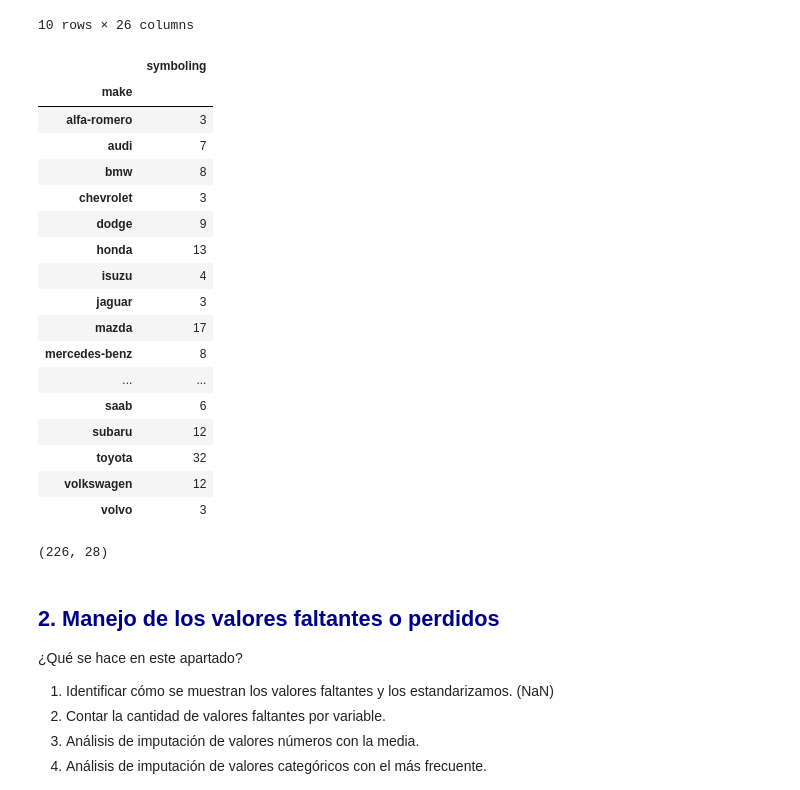
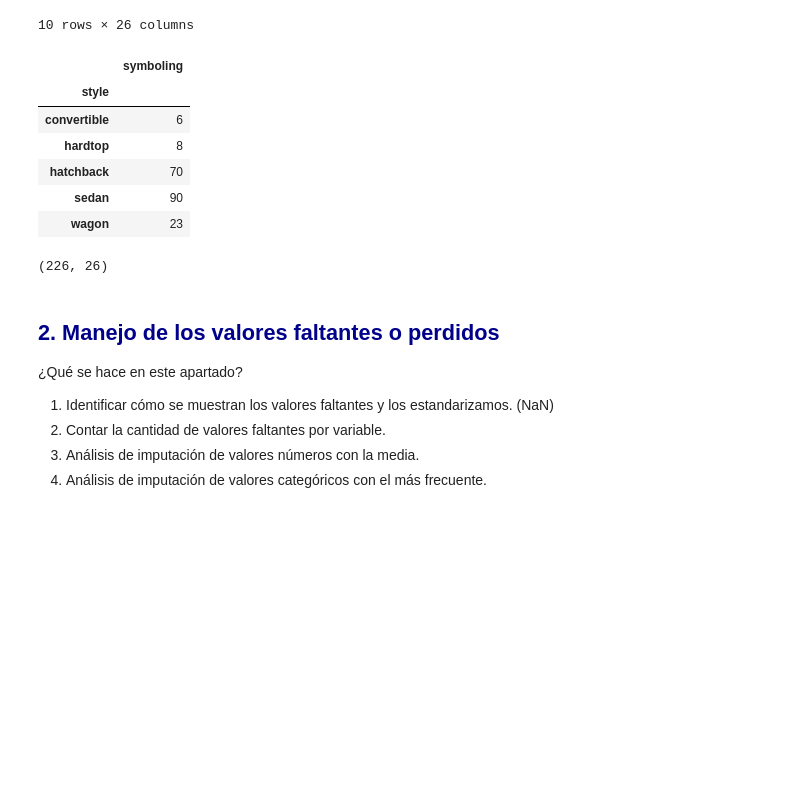
Before and after one commit to KevinCZ1989/DataAnalysis, a Jupyter notebook: EDA_AUTOS_3C2022.ipynb, the cells around one changed output. Saved outputs shown, nothing was run; the diff lists cells and outputs as text; code cells hidden in the pictures; blank space fills up the shorter version.

```diff
--- a/EDA_AUTOS_3C2022.ipynb
+++ b/EDA_AUTOS_3C2022.ipynb
@@ -129,7 +129,7 @@ Index(['symboling', 'normalized', 'make', 'fuel', 'aspiration', 'doors',
        'price'],
       dtype='object')
 # %%
-df_1er_autos.rename({"engine-size" : "Engine Size"}, axis=1, inplace=True)
+df_1er_autos.rename({"engine-size" : "Engine-Size"}, axis=1, inplace=True)
 df_1er_autos.columns
 # %% [output]
 Index(['symboling', 'normalized', 'make', 'fuel', 'aspiration', 'doors',
@@ -139,6 +139,6 @@ Index(['symboling', 'normalized', 'make', 'fuel', 'aspiration', 'doors',
        'price'],
       dtype='object')
 # %%
-df_1er_autos.rename({"compression" : "Compression"}, axis=1, inplace=True)
+df_1er_autos.rename({"engine size" : "Engine-Size"}, axis=1, inplace=True)
 df_1er_autos.describe()
 # %% [output]
@@ -179,34 +179,23 @@ df_1er_autos.head(10)
 | 9 | 0 | ? | audi | gas | turbo | two | hatchback | 4wd | front | 99.5 | ... |
 10 rows × 26 columns
 # %%
-temp = df_1er_autos.groupby(["make"]).count()
+temp = df_1er_autos.groupby(["style"]).count()
 temp = temp.iloc[:,:1]
 temp
 # %% [output]
 |  | symboling |
-| make |  |
-| alfa-romero | 3 |
-| audi | 7 |
-| bmw | 8 |
-| chevrolet | 3 |
-| dodge | 9 |
-| honda | 13 |
-| isuzu | 4 |
-| jaguar | 3 |
-| mazda | 17 |
-| mercedes-benz | 8 |
-| ... | ... |
-| saab | 6 |
-| subaru | 12 |
-| toyota | 32 |
-| volkswagen | 12 |
-| volvo | 3 |
+| style |  |
+| convertible | 6 |
+| hardtop | 8 |
+| hatchback | 70 |
+| sedan | 90 |
+| wagon | 23 |
 # %%
 unionArchivos = [df_1er_autos, df_2do_autos]
 dfAutos = pd.concat(unionArchivos)
 dfAutos.shape
 # %% [output]
-(226, 28)
+(226, 26)
 # %% [markdown]
 <h2 style='color:#00008B'> 2. Manejo de los valores faltantes o perdidos </h2>
 <p> ¿Qué se hace en este apartado?</p>
```
Also changed, not shown: parts of 41 cells of this notebook.
